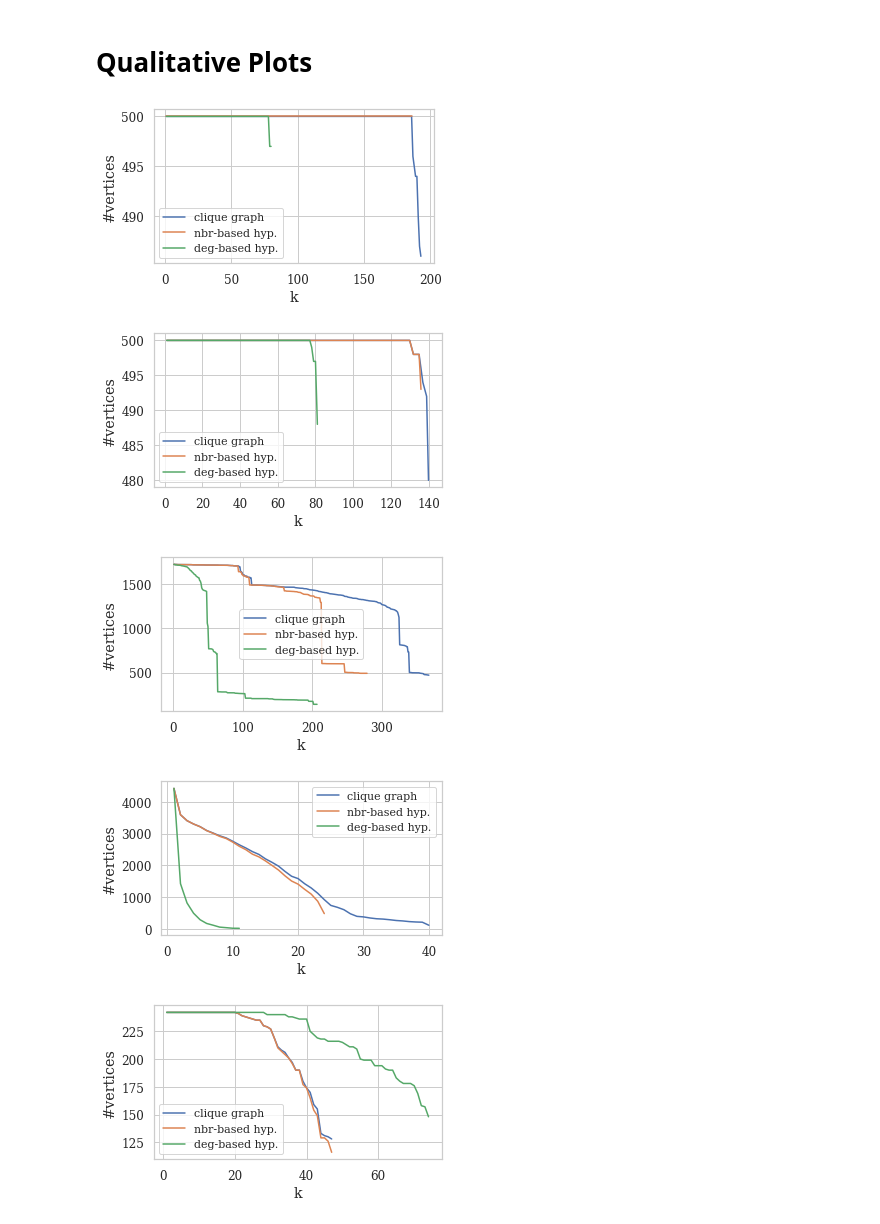
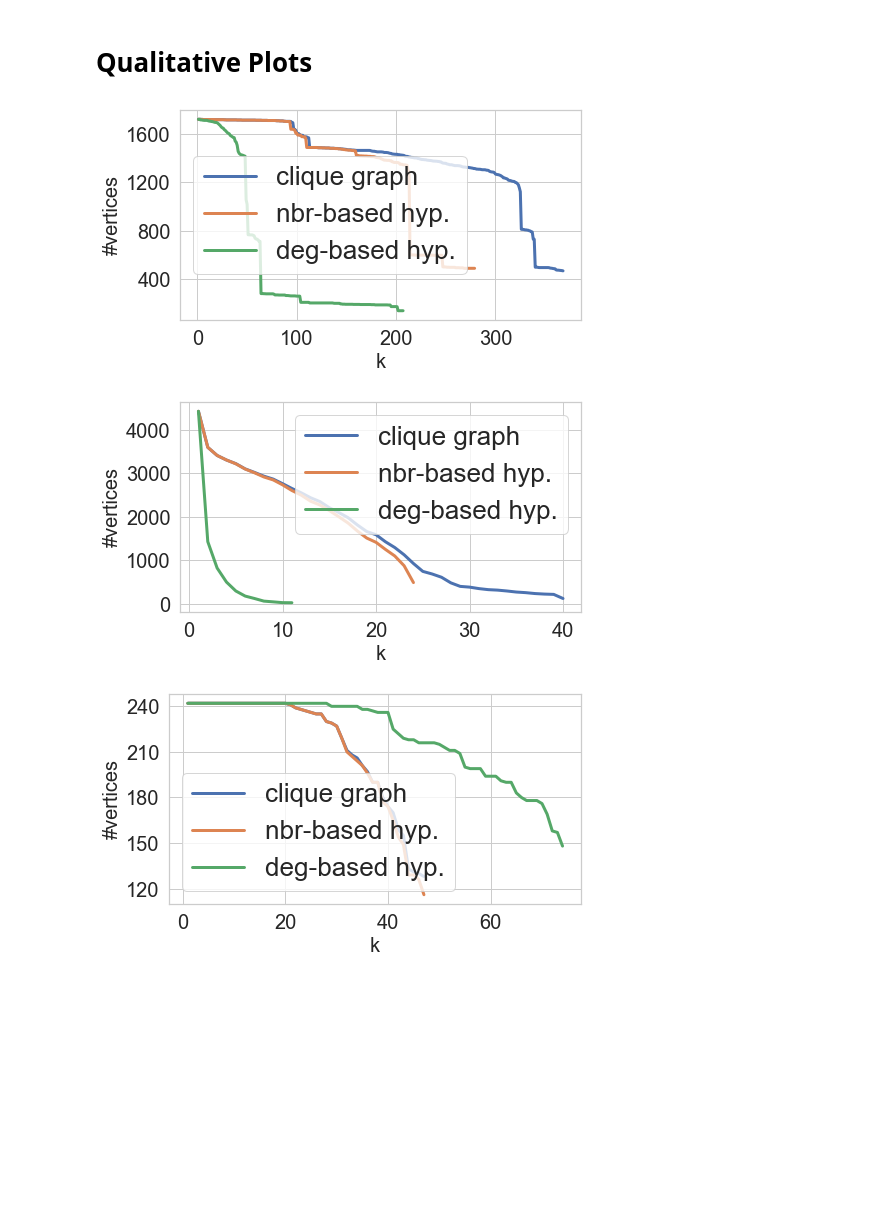
Before and after one commit to bishwamittra/scripts_hg-core-decomposition, a Jupyter notebook: read_output(naheed).ipynb, the cells around one changed output. Saved outputs shown, nothing was run; the diff lists cells and outputs as text; code cells hidden in the pictures; blank space fills up the shorter version.

Commit message:
Final plot notebook

```diff
--- a/read_output(naheed).ipynb
+++ b/read_output(naheed).ipynb
@@ -1071,8 +1341,8 @@ output_folder = 'data/output/'
 #     shutil.rmtree(output_folder+"fig/")
 # os.mkdir(output_folder+"fig/")
 
-fontsize = 18
-labelsize = 12
+# fontsize = 18
+# labelsize = 12
 # %%
 df = pd.read_csv(output_folder + "/server/propagation_result_final.csv", header=None)
 df.columns = ['algo', 'dataset', 'exp2', 'p', 'result', 'timestep_results']
@@ -1161,8 +1438,14 @@ See the caveats in the documentation: https://pandas.pydata.org/pandas-docs/stab
 First Infection time
 =========
 # %%
+import seaborn as sns
+from matplotlib.ticker import MaxNLocator
+sns.set(rc={'figure.figsize':(7,4)})
+sns.set_style("whitegrid", {'axes.grid' : True})
 save = True
 
+ignore_datasets = ['bin_1','bin_2','bin_4','bin_5', 'congress', 'contact']
+only_algo = ['enron']
 group_list = ['algo', 'dataset', 'p']
 # group_list = ['algo',  'p']
 for key, item in df[df['exp2'] == True].groupby(group_list, as_index=False):
@@ -1178,13 +1461,15 @@ for key, item in df[df['exp2'] == True].groupby(group_list, as_index=False):
     result_df = pd.DataFrame(result, columns = ['core number', 'timestep of infection'])
 
 
-    sns.lineplot(x = 'core number', y = 'timestep of infection',  data=result_df, color = 'k')
+    sns.lineplot(x = 'core number', y = 'timestep of infection',  data=result_df, color = 'k', linewidth = lw)
     plt.xlabel('Core number', fontsize=fontsize)
     plt.ylabel("First infection-time", fontsize=fontsize)
-    plt.xticks(fontsize=labelsize)
+    plt.xticks(fontsize=fontsize)
     # plt.xticks()
-    plt.yticks(fontsize=labelsize)
-    plt.title(goodname_algo[key[0]], fontsize=labelsize)
+    plt.yticks(fontsize=fontsize)
+    ax.yaxis.set_major_locator(MaxNLocator(5))
+    # ax.xaxis.set_major_locator(MaxNLocator(5))
+    # plt.title(goodname_algo[key[0]], fontsize=fontsize)
     plt.tight_layout()
     # TODO:
     #  Add redline on the MAX_ITERATION
@@ -1204,52 +1489,59 @@ Qualitative Plots
 # %%
 import pickle
 import matplotlib.pyplot as plt
-plt.rc('font', family='serif')
-plt.rc('xtick', labelsize='large')
-plt.rc('ytick', labelsize='large')
+from matplotlib.ticker import MaxNLocator
+labelsize = 20
+fontsize = 28
+# plt.rc('font', family='serif')
+# plt.rc('xtick', labelsize= labelsize)
+# plt.rc('ytick', labelsize= labelsize)
 
 # plt.style.use('plot.mplstyle')
+lw = 3
 save = True
 _min = 1
 _max = 100
 def get_core_decomposition(core_numbers):
     _max = max(core_numbers.values())
     freq = { k : 0 for k in range(_min,_max+1)}
     for node, val in core_numbers.items():
         for i in range(1, val+1):
             freq[i] = freq.get(i, 0)+1
     return freq
 
 # for dataset in ['enron']:
 # for dataset in ['congress','enron','contact']:
-for dataset in ['bin_2', 'bin_5', 'congress', 'enron', 'contact']:
+for dataset in ['congress', 'enron', 'contact']:
     algo_list = ['graph_core', 'naive_nbr', 'naive_degree']
     goodname = {
         'graph_core': 'clique graph',
         'naive_nbr': 'nbr-based hyp.',
         'naive_degree': 'deg-based hyp.'
     }
 
-    fig = plt.figure(figsize=(5, 3))
+    fig = plt.figure(figsize=(7, 4))
     ax = fig.add_subplot(1, 1, 1)
     for algo in algo_list:
         fname = "tests/tmp/" + dataset + "_" + algo + ".pkl"
         with open(fname, 'rb') as handle:
             hgDecompose = pickle.load(handle)
             core_base = hgDecompose.core
             core_decomp = get_core_decomposition(core_base)
             x = list(core_decomp.keys())
             y = [core_decomp[i] for i in x]
-            plt.plot(x,y, label = goodname[algo])
-    plt.xlabel('k', fontsize='x-large')
-    plt.ylabel('#vertices', fontsize='x-large')
+            plt.plot(x,y, label = goodname[algo], linewidth = lw)
+    plt.xlabel('k', fontsize=labelsize)
+    plt.ylabel('#vertices', fontsize=labelsize)
+    plt.xticks(fontsize=labelsize)
+    # plt.xticks()
+    plt.yticks(fontsize=labelsize)
     # plt.legend(loc = 'upper right')
-    plt.legend()
+    plt.legend(fontsize = fontsize-2)
+    ax.yaxis.set_major_locator(MaxNLocator(5))
+    ax.xaxis.set_major_locator(MaxNLocator(5))
     plt.tight_layout()
-    plt.savefig('data/output/qualitative/'+ dataset+'.pdf')
+    plt.savefig('results_final/qualitative/'+ good_name_dataset[dataset]+'.pdf')
 # %% [output]
-[figure, old version]
+[figure, new version]
-[figure, old version]
+[figure, new version]
-[figure, old version]
+[figure, new version]
-[figure, removed]
-[figure, removed]
```
Also changed, not shown: parts of 32 cells of this notebook.
